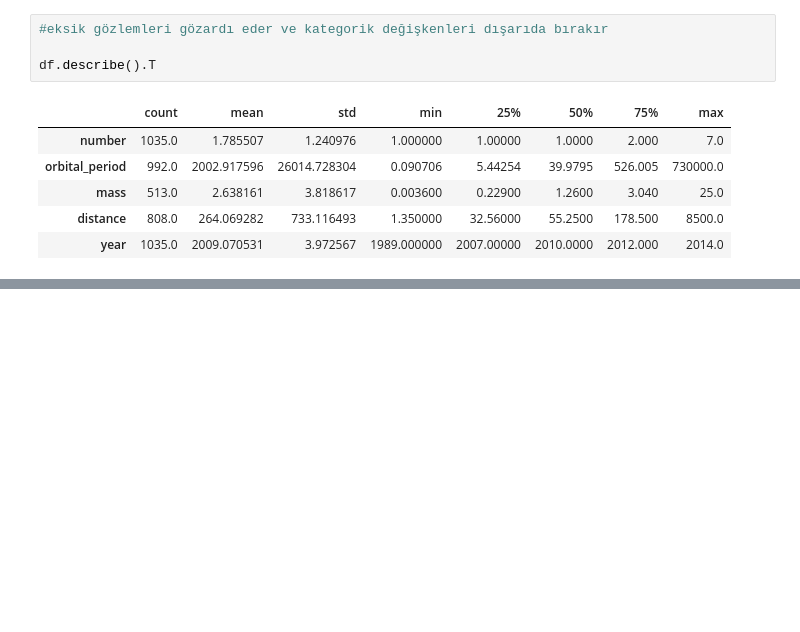
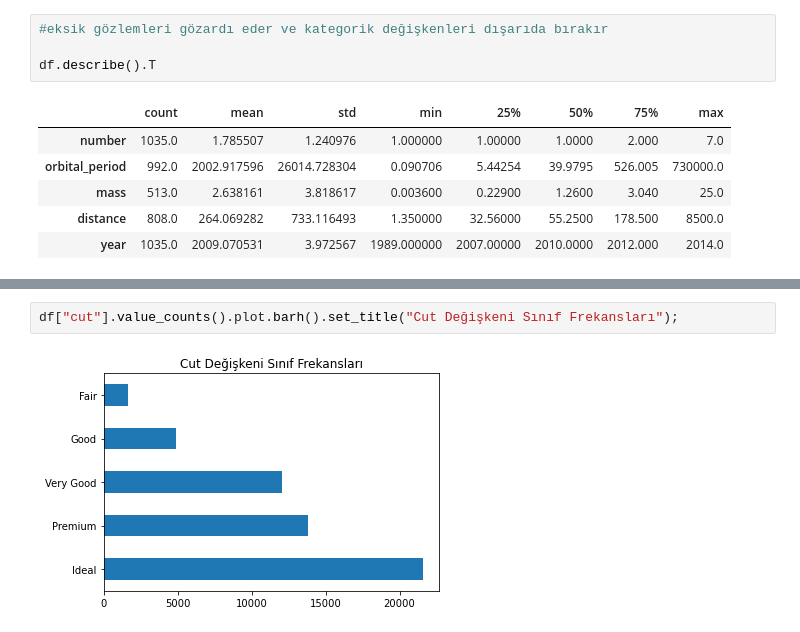
Before and after one commit to suedabilen/datascience-practice, a Jupyter notebook: verigorsellestirme.ipynb, the cells around one changed output, grey strips where cells are left out. Drawn from its saved outputs; the diff is of its cells as text; blank space fills up the shorter version.

```diff
--- a/verigorsellestirme.ipynb
+++ b/verigorsellestirme.ipynb
@@ -121,0 +492,4 @@ df.describe().T
+# %%
+df["cut"].value_counts().plot.barh().set_title("Cut Değişkeni Sınıf Frekansları");
+# %% [output]
+[figure, added]
```
Also changed, not shown: parts of 55 cells of this notebook.
